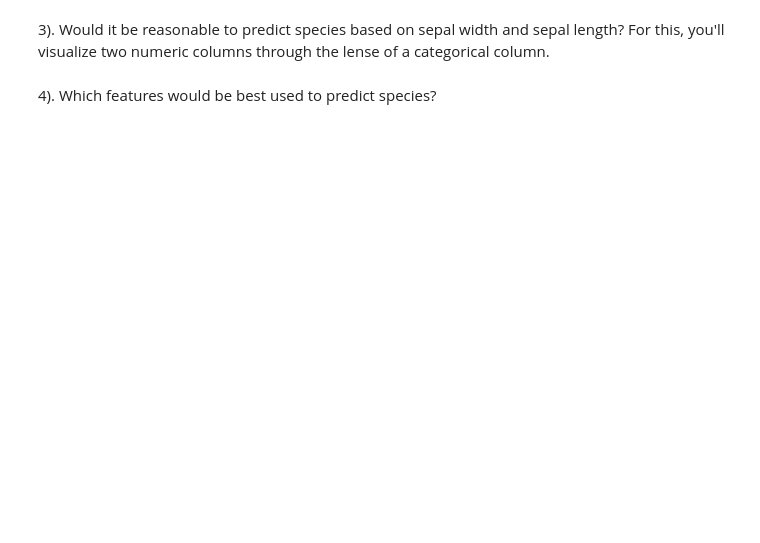
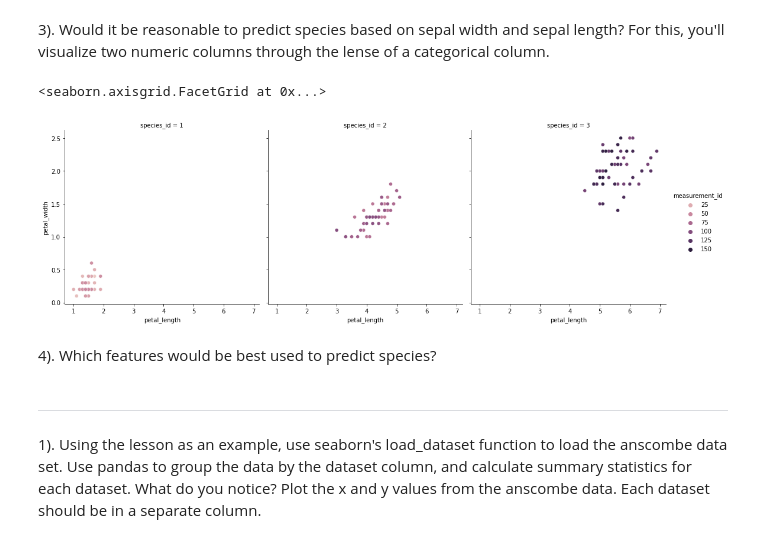
Before and after one commit to stephenkipkurui/numpy-pandas-visualization-exercises, a Jupyter notebook: seaborn_exercises.ipynb, the cells around one changed output. Saved outputs shown, nothing was run; the diff lists cells and outputs as text; code cells hidden in the pictures; blank space fills up the shorter version.

Commit message:
Seaborn Exercise

```diff
--- a/seaborn_exercises.ipynb
+++ b/seaborn_exercises.ipynb
@@ -67,4 +101,14 @@ sns.relplot(data=iris_measurements_dataframe, x='petal_length', y='species_id')
 # %% [markdown]
 3). Would it be reasonable to predict species based on sepal width and sepal length? For this, you'll visualize two numeric columns through the lense of a categorical column.
+# %%
+sns.relplot(data = iris_measurements_dataframe, x='petal_length', y='petal_width', col='species_id', hue='measurement_id')
+# %% [output]
+<seaborn.axisgrid.FacetGrid at 0x...>
+[figure, added]
 # %% [markdown]
 4). Which features would be best used to predict species?
+# %% [markdown]
+--------------------------------------------------------------------------------------------------------------
+# %% [markdown]
+1). Using the lesson as an example, use seaborn's load_dataset function to load the anscombe data set. Use pandas to group the data by the dataset column, and calculate summary statistics for each dataset. What do you notice?
+Plot the x and y values from the anscombe data. Each dataset should be in a separate column.
```
Also changed, not shown: parts of 35 cells of this notebook.
